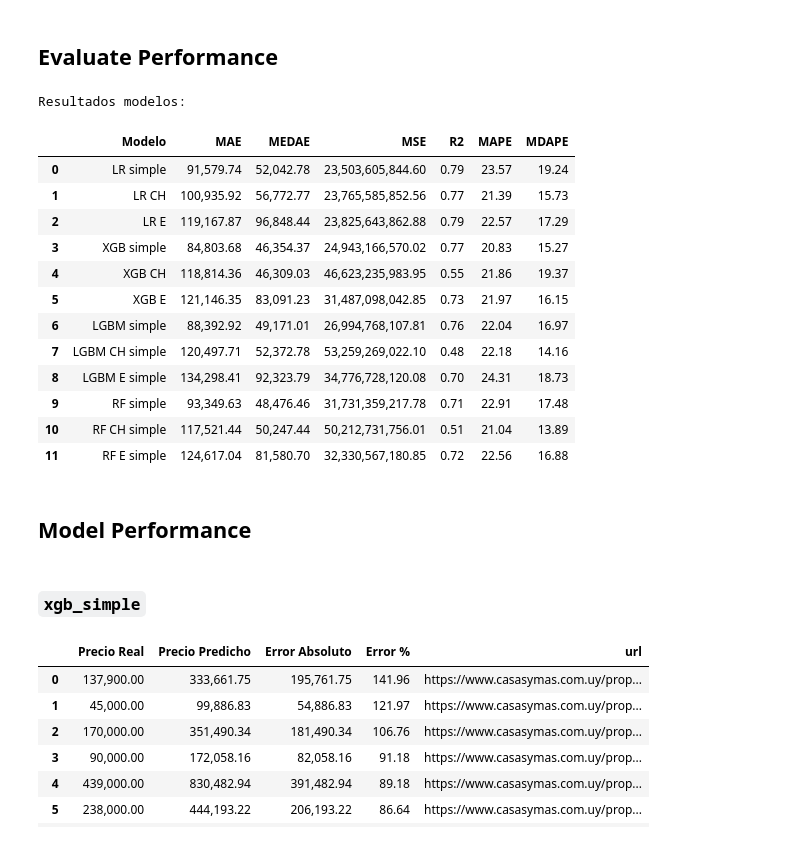
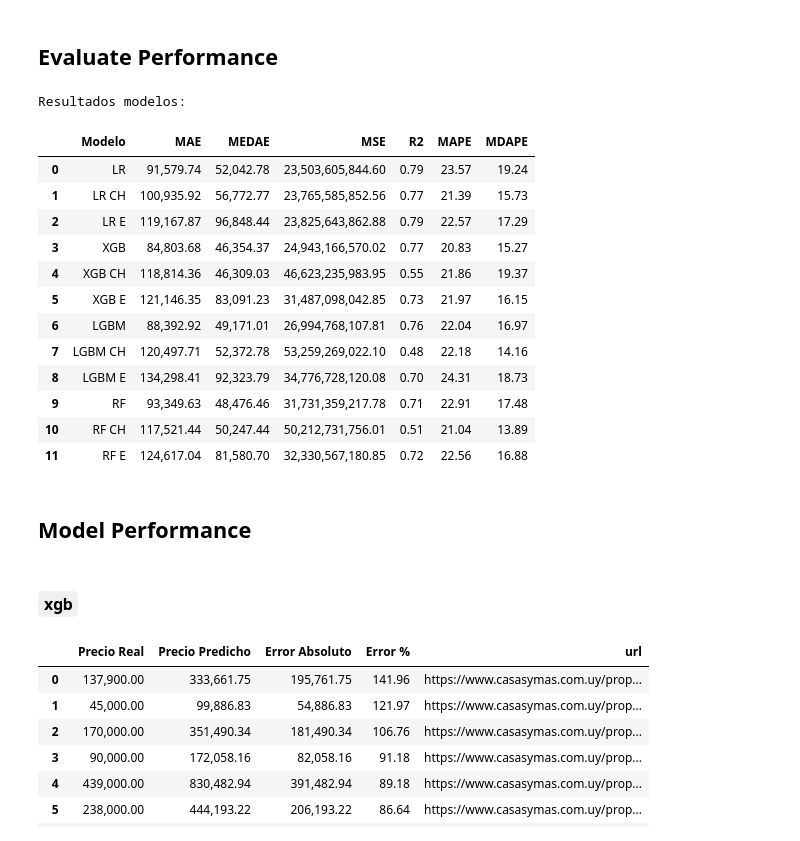
Before and after one commit to feliperenom/tesis-mcd-inm, a Jupyter notebook: notebooks/experimento_2_mas_datos.ipynb, the cells around one changed output. Saved outputs shown, nothing was run; the diff lists cells and outputs as text; code cells hidden in the pictures.

```diff
--- a/notebooks/experimento_2_mas_datos.ipynb
+++ b/notebooks/experimento_2_mas_datos.ipynb
@@ -376,5 +376,5 @@ Nombres de modelos:
 # %%
-xgb_simple = train_xgboost(
+xgb = train_xgboost(
     X_train_prep_all_municipios,
     y_train_all_municipios
 )
@@ -756,18 +756,18 @@ municipio e y features simples
 # %%
-rf_municipio_e_simple = train_random_forest(X_train_prep_e, y_train_e)
+rf_municipio_e = train_random_forest(X_train_prep_e, y_train_e)
 
-print("Modelo entrenado:", rf_municipio_e_simple)
+print("Modelo entrenado:", rf_municipio_e)
 # %% [output]
 Modelo entrenado: RandomForestRegressor(max_depth=20, max_features='sqrt', min_samples_leaf=2,
                       min_samples_split=5, n_estimators=600, n_jobs=-1,
                       random_state=42)
 # %%
-mse_rf_municipio_e_simple, r2_rf_municipio_e_simple, mae_rf_municipio_e_simple, medae_rf_municipio_e_simple, mape_rf_municipio_e_simple, mdape_rf_municipio_e_simple = evaluate_model(rf_municipio_e_simple, X_test_prep_e, y_test_e)
+mse_rf_municipio_e, r2_rf_municipio_e, mae_rf_municipio_e, medae_rf_municipio_e, mape_rf_municipio_e, mdape_rf_municipio_e = evaluate_model(rf_municipio_e, X_test_prep_e, y_test_e)
 
-print(f"Mean Squared Error (Real): {mse_rf_municipio_e_simple}")
-print(f"R² Score (Real): {r2_rf_municipio_e_simple}")
-print(f"Mean Absolute Error (Real): {mae_rf_municipio_e_simple}")
-print(f"Median Absolute Error (Real): {medae_rf_municipio_e_simple}")
-print(f"MAPE: {mape_rf_municipio_e_simple}")
-print(f"Median Absolute Percentage Error (%): {mdape_rf_municipio_e_simple}")
+print(f"Mean Squared Error (Real): {mse_rf_municipio_e}")
+print(f"R² Score (Real): {r2_rf_municipio_e}")
+print(f"Mean Absolute Error (Real): {mae_rf_municipio_e}")
+print(f"Median Absolute Error (Real): {medae_rf_municipio_e}")
+print(f"MAPE: {mape_rf_municipio_e}")
+print(f"Median Absolute Percentage Error (%): {mdape_rf_municipio_e}")
 # %% [output]
@@ -937,50 +937,50 @@ mdape_models_simple_custom = [
 # %%
 # Nombres de los modelos
-model_names_simple_custom = [
-    "LR simple",
+model_names_custom = [
+    "LR ",
     "LR CH",
     "LR E",
-    "XGB simple",
+    "XGB ",
     "XGB CH",
     "XGB E",
-    "LGBM simple",
-    "LGBM CH simple",
-    "LGBM E simple",
-    "RF simple",
-    "RF CH simple",
-    "RF E simple"
+    "LGBM ",
+    "LGBM CH ",
+    "LGBM E ",
+    "RF ",
+    "RF CH ",
+    "RF E "
 ]
 
 # Generar la tabla
-tabla_simple_custom = crear_tabla_resultados(
-    model_names_simple_custom,
-    mse_models_simple_custom,
-    r2_models_simple_custom,
-    mae_models_simple_custom,
-    medae_models_simple_custom,
-    mape_models_simple_custom,
-    mdape_models_simple_custom
+tabla_custom = crear_tabla_resultados(
+    model_names_custom,
+    mse_models_custom,
+    r2_models_custom,
+    mae_models_custom,
+    medae_models_custom,
+    mape_models_custom,
+    mdape_models_custom
 )
 
 print("Resultados modelos:")
-tabla_simple_custom
+tabla_custom
 # %% [output]
 Resultados modelos:
 |  | Modelo | MAE | MEDAE | MSE | R2 | MAPE | MDAPE |
-| 0 | LR simple | 91,579.74 | 52,042.78 | 23,503,605,844.60 | 0.79 | 23.57 | 19.24 |
+| 0 | LR | 91,579.74 | 52,042.78 | 23,503,605,844.60 | 0.79 | 23.57 | 19.24 |
 | 1 | LR CH | 100,935.92 | 56,772.77 | 23,765,585,852.56 | 0.77 | 21.39 | 15.73 |
 | 2 | LR E | 119,167.87 | 96,848.44 | 23,825,643,862.88 | 0.79 | 22.57 | 17.29 |
-| 3 | XGB simple | 84,803.68 | 46,354.37 | 24,943,166,570.02 | 0.77 | 20.83 | 15.27 |
+| 3 | XGB | 84,803.68 | 46,354.37 | 24,943,166,570.02 | 0.77 | 20.83 | 15.27 |
 | 4 | XGB CH | 118,814.36 | 46,309.03 | 46,623,235,983.95 | 0.55 | 21.86 | 19.37 |
 | 5 | XGB E | 121,146.35 | 83,091.23 | 31,487,098,042.85 | 0.73 | 21.97 | 16.15 |
-| 6 | LGBM simple | 88,392.92 | 49,171.01 | 26,994,768,107.81 | 0.76 | 22.04 | 16.97 |
-| 7 | LGBM CH simple | 120,497.71 | 52,372.78 | 53,259,269,022.10 | 0.48 | 22.18 | 14.16 |
-| 8 | LGBM E simple | 134,298.41 | 92,323.79 | 34,776,728,120.08 | 0.70 | 24.31 | 18.73 |
-| 9 | RF simple | 93,349.63 | 48,476.46 | 31,731,359,217.78 | 0.71 | 22.91 | 17.48 |
-| 10 | RF CH simple | 117,521.44 | 50,247.44 | 50,212,731,756.01 | 0.51 | 21.04 | 13.89 |
-| 11 | RF E simple | 124,617.04 | 81,580.70 | 32,330,567,180.85 | 0.72 | 22.56 | 16.88 |
+| 6 | LGBM | 88,392.92 | 49,171.01 | 26,994,768,107.81 | 0.76 | 22.04 | 16.97 |
+| 7 | LGBM CH | 120,497.71 | 52,372.78 | 53,259,269,022.10 | 0.48 | 22.18 | 14.16 |
+| 8 | LGBM E | 134,298.41 | 92,323.79 | 34,776,728,120.08 | 0.70 | 24.31 | 18.73 |
+| 9 | RF | 93,349.63 | 48,476.46 | 31,731,359,217.78 | 0.71 | 22.91 | 17.48 |
+| 10 | RF CH | 117,521.44 | 50,247.44 | 50,212,731,756.01 | 0.51 | 21.04 | 13.89 |
+| 11 | RF E | 124,617.04 | 81,580.70 | 32,330,567,180.85 | 0.72 | 22.56 | 16.88 |
 # %% [markdown]
 ## Model Performance
 # %% [markdown]
-### `xgb_simple`
+### `xgb`
 # %%
```
Also changed, not shown: parts of 58 cells of this notebook, 3 other files.
